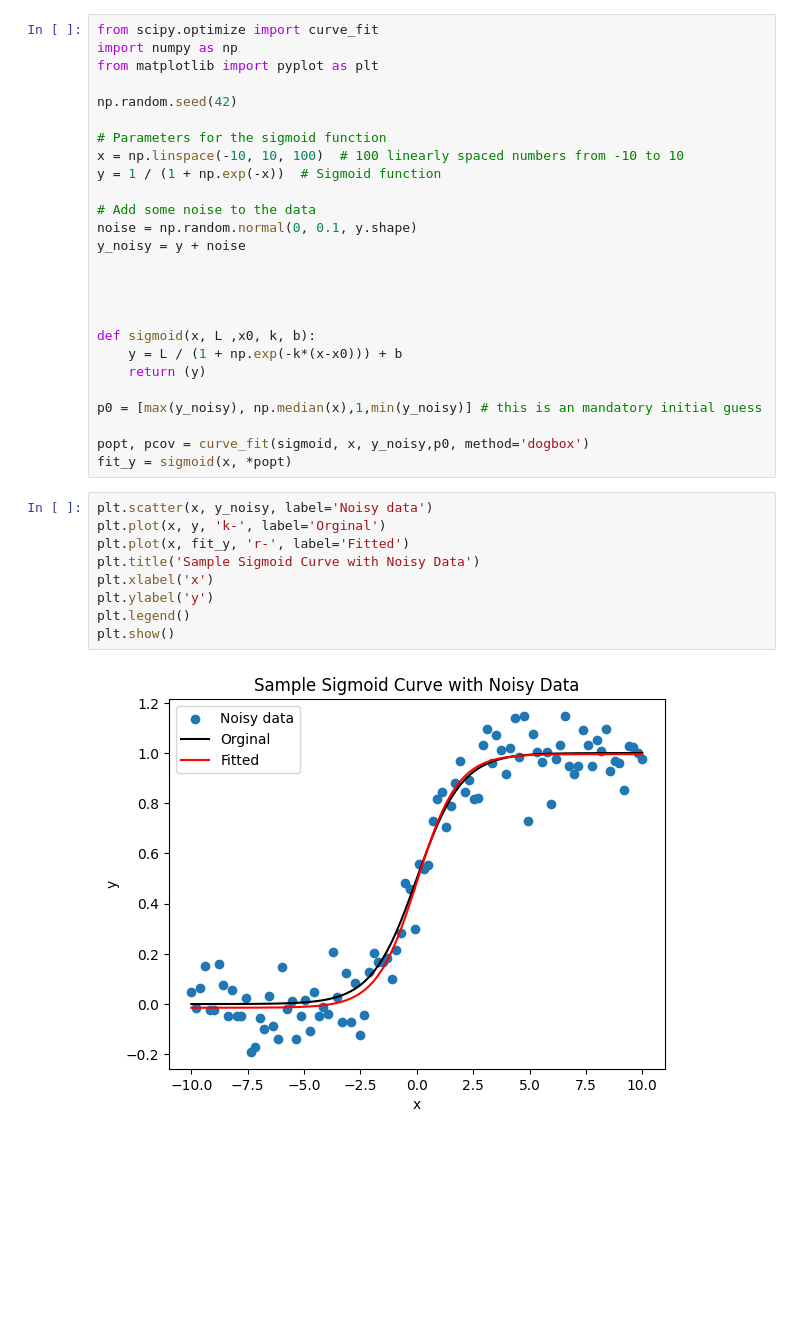
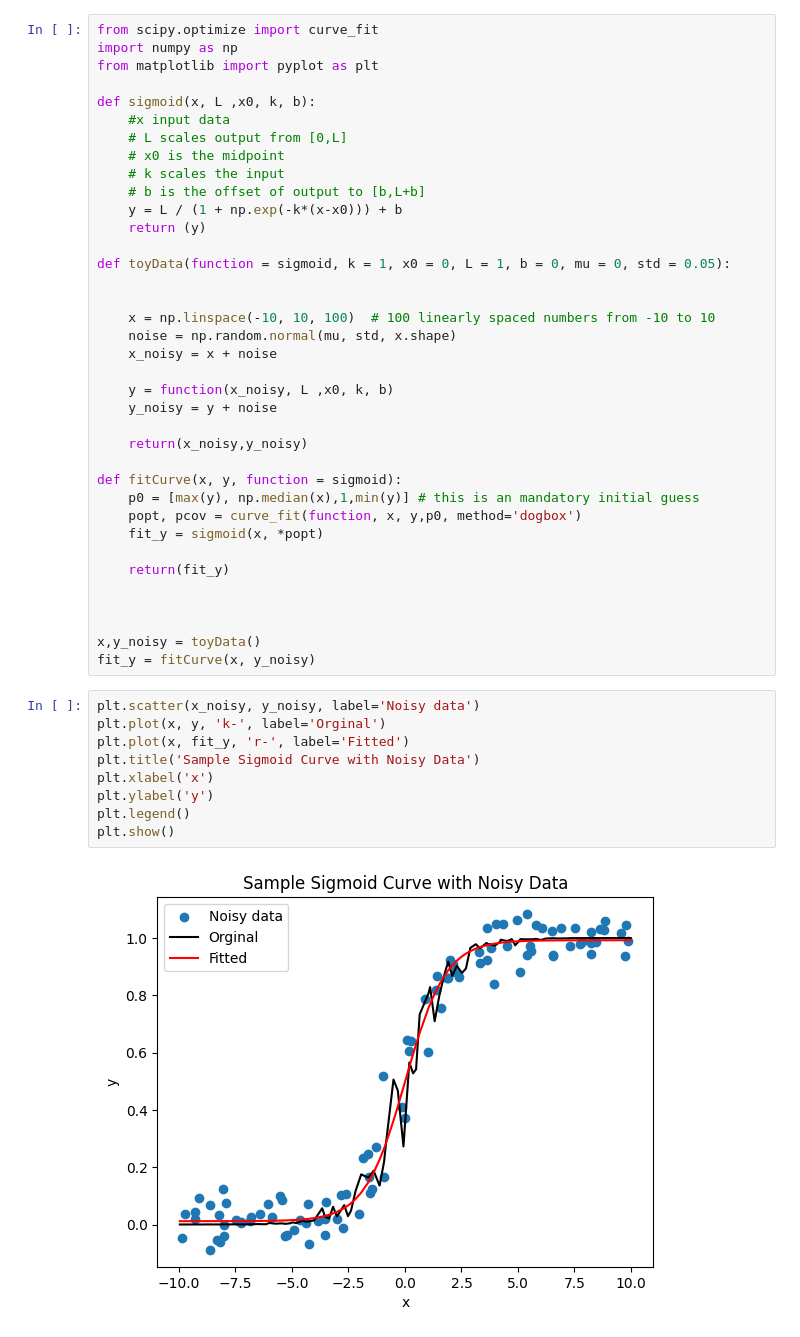
Before and after one commit to draeloslab/stim_behavior, a Jupyter notebook: notebooks/sigmoid.ipynb, the cells around one changed output. Cells and saved outputs as stored; diff of their text form; blank space fills up the shorter version.

```diff
--- a/notebooks/sigmoid.ipynb
+++ b/notebooks/sigmoid.ipynb
@@ -3,35 +3,46 @@ from scipy.optimize import curve_fit
 import numpy as np
 from matplotlib import pyplot as plt
 
-np.random.seed(42)
+def sigmoid(x, L ,x0, k, b):
+    #x input data
+    # L scales output from [0,L]
+    # x0 is the midpoint
+    # k scales the input
+    # b is the offset of output to [b,L+b]
+    y = L / (1 + np.exp(-k*(x-x0))) + b
+    return (y)
 
-# Parameters for the sigmoid function
-x = np.linspace(-10, 10, 100)  # 100 linearly spaced numbers from -10 to 10
-y = 1 / (1 + np.exp(-x))  # Sigmoid function
+def toyData(function = sigmoid, k = 1, x0 = 0, L = 1, b = 0, mu = 0, std = 0.05):
 
-# Add some noise to the data
-noise = np.random.normal(0, 0.1, y.shape)
-y_noisy = y + noise
+
+    x = np.linspace(-10, 10, 100)  # 100 linearly spaced numbers from -10 to 10
+    noise = np.random.normal(mu, std, x.shape)
+    x_noisy = x + noise
+
+    y = function(x_noisy, L ,x0, k, b)
+    y_noisy = y + noise
+
+    return(x_noisy,y_noisy)
+
+def fitCurve(x, y, function = sigmoid):
+    p0 = [max(y), np.median(x),1,min(y)] # this is an mandatory initial guess
+    popt, pcov = curve_fit(function, x, y,p0, method='dogbox')
+    fit_y = sigmoid(x, *popt)
+
+    return(fit_y)
 
 
 
-
-def sigmoid(x, L ,x0, k, b):
-    y = L / (1 + np.exp(-k*(x-x0))) + b
-    return (y)
-
-p0 = [max(y_noisy), np.median(x),1,min(y_noisy)] # this is an mandatory initial guess
-
-popt, pcov = curve_fit(sigmoid, x, y_noisy,p0, method='dogbox')
-fit_y = sigmoid(x, *popt)
+x,y_noisy = toyData()
+fit_y = fitCurve(x, y_noisy)
 # %%
-plt.scatter(x, y_noisy, label='Noisy data')
+plt.scatter(x_noisy, y_noisy, label='Noisy data')
 plt.plot(x, y, 'k-', label='Orginal')
 plt.plot(x, fit_y, 'r-', label='Fitted')
 plt.title('Sample Sigmoid Curve with Noisy Data')
 plt.xlabel('x')
 plt.ylabel('y')
 plt.legend()
 plt.show()
 # %% [output]
-[figure, old version]
+[figure, new version]
```
